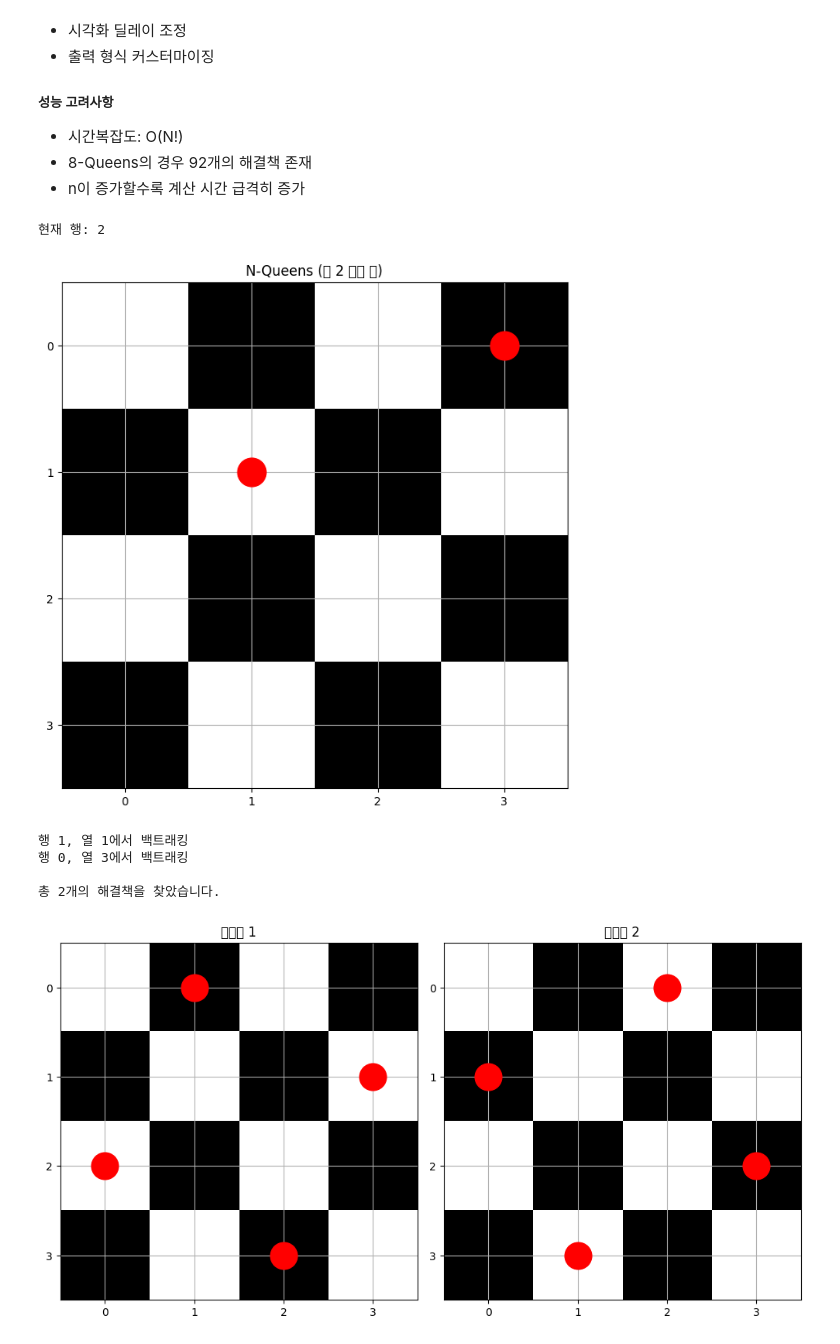
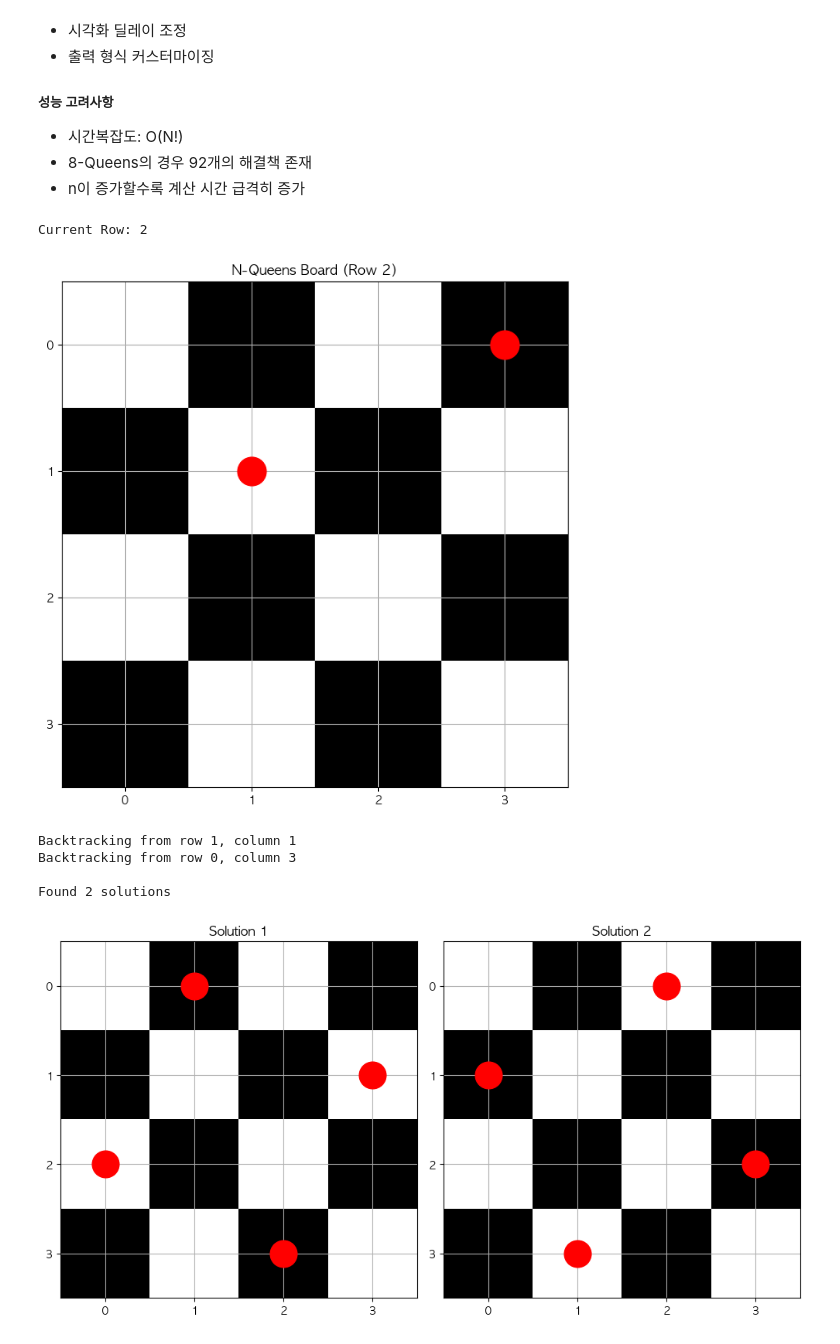
Before and after one commit to uvae/algorithm, a Jupyter notebook: backtracking/N-Queens/n_queens.ipynb, the cells around one changed output. Cells and saved outputs as stored; diff of their text form; code cells hidden in the pictures.

```diff
--- a/backtracking/N-Queens/n_queens.ipynb
+++ b/backtracking/N-Queens/n_queens.ipynb
@@ -14,8 +14,20 @@ import matplotlib.pyplot as plt
 import numpy as np
 from IPython.display import clear_output
 import time
+import platform
 
-def visualize_board(board, title="N-Queens 체스판", indent=""):
+def set_korean_font():
+    """한글 폰트 설정"""
+    system = platform.system()
+    if system == "Darwin":  # macOS
+        plt.rc('font', family='AppleGothic')
+    elif system == "Windows":  # Windows
+        plt.rc('font', family='Malgun Gothic')
+    elif system == "Linux":  # Linux
+        plt.rc('font', family='NanumGothic')
+    plt.rc('axes', unicode_minus=False)
+
+def visualize_board(board, title="N-Queens Board", indent=""):
     """체스판을 시각화하는 함수"""
     n = len(board)
 
@@ -38,7 +50,7 @@ def visualize_board(board, title="N-Queens 체스판", indent=""):
         if board[row] != -1:
             plt.plot(board[row], row, 'ro', markersize=25, label='Queen')
 
-    plt.title(title)
+    plt.title(f"N-Queens Board (Row {title})")
     plt.grid(True)
     plt.xticks(range(n))
     plt.yticks(range(n))
@@ -65,24 +77,24 @@ def solve_n_queens(n=8):
 
     def backtrack(board, row, depth=0):
         clear_output(wait=True)
-        print(f"\n현재 행: {row}")
-        visualize_board(board, f"N-Queens (행 {row} 진행 중)")
+        print(f"\nCurrent Row: {row}")
+        visualize_board(board, row)
         time.sleep(0.5)  # 시각화를 위한 지연
 
         # 모든 행에 퀸을 배치했다면 해결책 추가
         if row == n:
-            print("해결책 발견!")
+            print("Solution found!")
             solutions.append(board[:])
             return
 
         # 현재 행의 각 열에 퀸을 놓아보기
         for col in range(n):
             if is_safe(board, row, col):
-                print(f"행 {row}, 열 {col}에 퀸 배치 시도")
+                print(f"Trying queen at row {row}, column {col}")
                 board[row] = col  # 퀸 배치
                 backtrack(board, row + 1, depth + 1)  # 다음 행으로 이동
                 board[row] = -1  # 백트래킹
-                print(f"행 {row}, 열 {col}에서 백트래킹")
+                print(f"Backtracking from row {row}, column {col}")
 
     solutions = []
     initial_board = [-1] * n
@@ -91,48 +103,51 @@ def solve_n_queens(n=8):
 
 def display_all_solutions(solutions):
     """모든 해결책을 시각화하는 함수"""
-    print(f"\n총 {len(solutions)}개의 해결책을 찾았습니다.")
+    print(f"\nFound {len(solutions)} solutions")
 
     fig = plt.figure(figsize=(15, 5*((len(solutions)+2)//3)))
     for i, solution in enumerate(solutions, 1):
         plt.subplot(((len(solutions)+2)//3), 3, i)
 
         n = len(solution)
         board_visual = np.zeros((n, n))
 
         # 체스판 색상 설정
         for row in range(n):
             for col in range(n):
                 if (row + col) % 2 == 0:
                     board_visual[row, col] = 0.8
                 else:
                     board_visual[row, col] = 0.3
 
         plt.imshow(board_visual, cmap='gray')
 
         # 퀸 배치
         for row in range(n):
             if solution[row] != -1:
                 plt.plot(solution[row], row, 'ro', markersize=25)
 
-        plt.title(f'해결책 {i}')
+        plt.title(f'Solution {i}')
         plt.grid(True)
         plt.xticks(range(n))
         plt.yticks(range(n))
 
     plt.tight_layout()
     plt.show()
 
-# 실행
-print("N-Queens 문제 해결 과정:")
-n = 4  # 4x4 체스판으로 실행
-solutions = solve_n_queens(n)
-display_all_solutions(solutions)
+if __name__ == "__main__":
+    # 한글 폰트 설정
+    set_korean_font()
+
+    print("Solving N-Queens Problem:")
+    n = 4  # 4x4 체스판으로 실행
+    solutions = solve_n_queens(n)
+    display_all_solutions(solutions)
 # %% [output]
-현재 행: 2
+Current Row: 2
-[figure, old version]
+[figure, new version]
-행 1, 열 1에서 백트래킹
-행 0, 열 3에서 백트래킹
+Backtracking from row 1, column 1
+Backtracking from row 0, column 3
 
-총 2개의 해결책을 찾았습니다.
+Found 2 solutions
-[figure, old version]
+[figure, new version]
```
Also changed, not shown: 1 other file.
